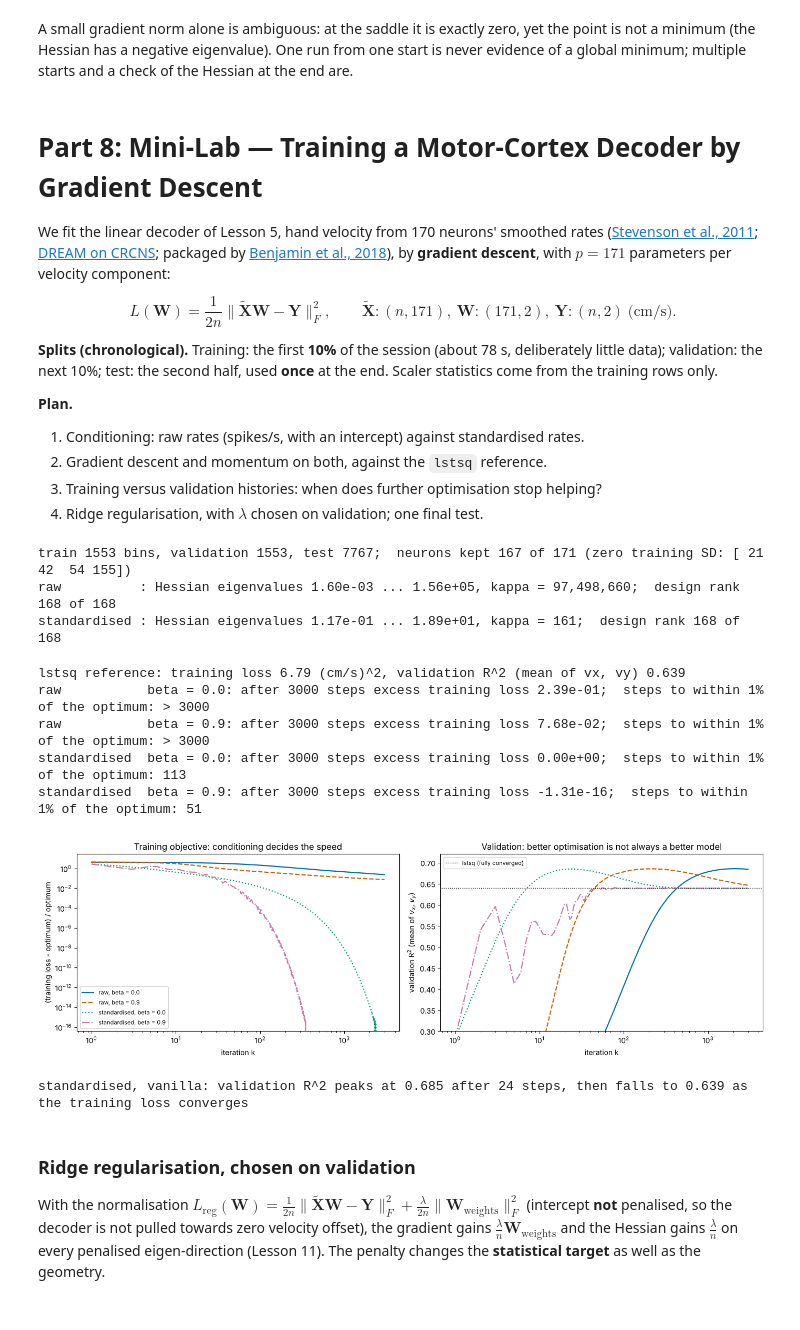
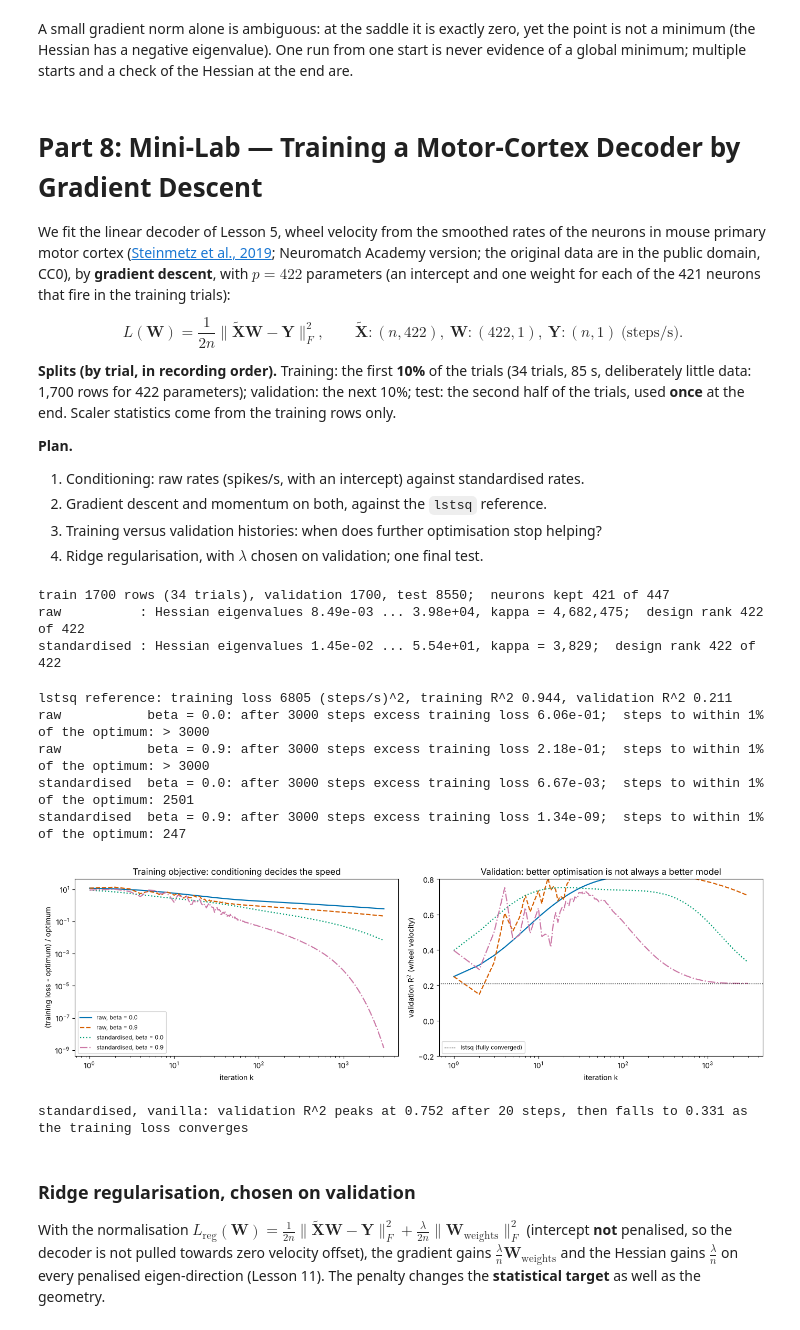
Before and after one commit to peter-adepoju/math-neuro-ml, a Jupyter notebook: week4/lesson15/Lesson15_Teaching_Notebook.ipynb, the cells around one changed output. Drawn from its saved outputs; the diff is of its cells as text; code cells hidden in the pictures.

```diff
--- a/week4/lesson15/Lesson15_Teaching_Notebook.ipynb
+++ b/week4/lesson15/Lesson15_Teaching_Notebook.ipynb
@@ -674,11 +674,11 @@ A small gradient norm alone is ambiguous: at the saddle it is exactly zero, yet
 # %% [markdown]
 # **Part 8: Mini-Lab — Training a Motor-Cortex Decoder by Gradient Descent**
 
-We fit the linear decoder of Lesson 5, hand velocity from 170 neurons' smoothed rates ([Stevenson et al., 2011](https://doi.org/10.1152/jn.00626.2010); [DREAM on CRCNS](https://crcns.org/data-sets/movements/dream); packaged by [Benjamin et al., 2018](https://github.com/KordingLab/spykesML)), by **gradient descent**, with $p = 171$ parameters per velocity component:
+We fit the linear decoder of Lesson 5, wheel velocity from the smoothed rates of the neurons in mouse primary motor cortex ([Steinmetz et al., 2019](https://doi.org/10.1038/s41586-019-1787-x); Neuromatch Academy version; the original data are in the public domain, CC0), by **gradient descent**, with $p = 422$ parameters (an intercept and one weight for each of the 421 neurons that fire in the training trials):
 
-$$L(\mathbf{W}) = \frac{1}{2n}\lVert\widetilde{\mathbf{X}}\mathbf{W} - \mathbf{Y}\rVert_F^2,\qquad \widetilde{\mathbf{X}}: (n, 171),\ \mathbf{W}: (171, 2),\ \mathbf{Y}: (n, 2)\ \text{(cm/s)}.$$
+$$L(\mathbf{W}) = \frac{1}{2n}\lVert\widetilde{\mathbf{X}}\mathbf{W} - \mathbf{Y}\rVert_F^2,\qquad \widetilde{\mathbf{X}}: (n, 422),\ \mathbf{W}: (422, 1),\ \mathbf{Y}: (n, 1)\ \text{(steps/s)}.$$
 
-**Splits (chronological).** Training: the first **10%** of the session (about 78 s, deliberately little data); validation: the next 10%; test: the second half, used **once** at the end. Scaler statistics come from the training rows only.
+**Splits (by trial, in recording order).** Training: the first **10%** of the trials (34 trials, 85 s, deliberately little data: 1,700 rows for 422 parameters); validation: the next 10%; test: the second half of the trials, used **once** at the end. Scaler statistics come from the training rows only.
 
 **Plan.**
 1. Conditioning: raw rates (spikes/s, with an intercept) against standardised rates.
@@ -686,23 +686,32 @@ $$L(\mathbf{W}) = \frac{1}{2n}\lVert\widetilde{\mathbf{X}}\mathbf{W} - \mathbf{Y
 3. Training versus validation histories: when does further optimisation stop helping?
 4. Ridge regularisation, with $\lambda$ chosen on validation; one final test.
 # %%
-import os, urllib.request
-from scipy.io import loadmat
 from scipy.ndimage import gaussian_filter1d
 
-M1_FILE = 'm1_stevenson_2011.mat'
-if not os.path.exists(M1_FILE):
-    urllib.request.urlretrieve('https://raw.githubusercontent.com/KordingLab/spykesML/ff2b1830ae07909e5f1a0811445ca3fd5732dc6f/data/' + M1_FILE, M1_FILE)
-m1 = loadmat(M1_FILE)
-rates = m1['spikes'].T.astype(float) / 0.05                           # (15536, 171) spikes/s
-vel = m1['handVel'][:2].T * 100                                        # (15536, 2) cm/s
-X_all = gaussian_filter1d(rates, 1, axis=0)[:-2]                      # (15534, 171) rates smoothed over ~50 ms
-Y_all = vel[2:]                                                        # (15534, 2) velocity 100 ms later
-n_all = len(X_all); idx = np.arange(n_all)
-tr = idx < int(0.1 * n_all); va = (idx >= int(0.1 * n_all)) & (idx < int(0.2 * n_all)); te = idx >= n_all // 2
+import os, urllib.request
+
+MOP_FILE = 'steinmetz_s10_hench_mop.npz'
+for candidate in [MOP_FILE, os.path.join('..', '..', 'data', MOP_FILE)]:   # a local copy, or the repository's data folder
+    if os.path.exists(candidate):
+        mop_path = candidate
+        break
+else:
+    urllib.request.urlretrieve('https://raw.githubusercontent.com/peter-adepoju/math-neuro-ml/51d88220064023b5d3240c39e19b07acc7896f44/data/' + MOP_FILE, MOP_FILE)
+    mop_path = MOP_FILE
+mop = np.load(mop_path)
+BIN = 0.05                                                              # we use 50 ms bins (5 of the file's 10 ms bins)
+n_trials, n_neurons, _ = mop['spikes'].shape
+rates_3d = mop['spikes'].reshape(n_trials, n_neurons, 50, 5).sum(axis=3) / BIN   # (342, 447, 50): (trial, neuron, 50 ms bin), spikes/s
+wheel_2d = mop['wheel'].reshape(n_trials, 50, 5).sum(axis=2) / BIN                # (342, 50): (trial, 50 ms bin), wheel velocity, encoder steps/s
+
+X_all = gaussian_filter1d(rates_3d, 1, axis=2).transpose(0, 2, 1).reshape(-1, n_neurons)   # (17100, 447) rates smoothed over ~50 ms within trials
+Y_all = wheel_2d.reshape(-1, 1)                                        # (17100, 1) wheel velocity in the same bin, steps/s
+n_all = len(X_all); trial_of_row = np.repeat(np.arange(n_trials), 50)
+n10 = int(0.1 * n_trials)
+tr = trial_of_row < n10; va = (trial_of_row >= n10) & (trial_of_row < 2 * n10); te = trial_of_row >= n_trials // 2
 mu_x, sd_x = X_all[tr].mean(axis=0), X_all[tr].std(axis=0)
 keep = sd_x > 0                                                        # neurons silent in the training rows cannot be standardised
-print(f"train {tr.sum()} bins, validation {va.sum()}, test {te.sum()};  neurons kept {keep.sum()} of 171 (zero training SD: {np.where(~keep)[0]})")
+print(f"train {tr.sum()} rows ({n10} trials), validation {va.sum()}, test {te.sum()};  neurons kept {keep.sum()} of {n_neurons}")
 Xr = np.column_stack([np.ones(n_all), X_all[:, keep]])                 # raw design, (n, p)
 Xs = np.column_stack([np.ones(n_all), (X_all[:, keep] - mu_x[keep]) / sd_x[keep]])   # standardised with TRAINING statistics
 def r2(P, Yt):
@@ -712,17 +721,17 @@ for name, Xd in [('raw', Xr), ('standardised', Xs)]:
     ev = np.linalg.eigvalsh(Hd)
     print(f"{name:<13}: Hessian eigenvalues {ev[0]:.2e} ... {ev[-1]:.2e}, kappa = {ev[-1] / ev[0]:,.0f};  design rank {np.linalg.matrix_rank(Xd[tr])} of {Xd.shape[1]}")
 # %% [output]
-train 1553 bins, validation 1553, test 7767;  neurons kept 167 of 171 (zero training SD: [ 21  42  54 155])
-raw          : Hessian eigenvalues 1.60e-03 ... 1.56e+05, kappa = 97,498,660;  design rank 168 of 168
-standardised : Hessian eigenvalues 1.17e-01 ... 1.89e+01, kappa = 161;  design rank 168 of 168
+train 1700 rows (34 trials), validation 1700, test 8550;  neurons kept 421 of 447
+raw          : Hessian eigenvalues 8.49e-03 ... 3.98e+04, kappa = 4,682,475;  design rank 422 of 422
+standardised : Hessian eigenvalues 1.45e-02 ... 5.54e+01, kappa = 3,829;  design rank 422 of 422
 # %%
 def fit_gd(Xd, eta_scale=1.0, beta=0.0, steps=2000, lam=0.0, record_every=1):
-    # Full-batch (heavy-ball) gradient descent on the (optionally ridge-penalised) mean squared error, both outputs at once.
+    # Full-batch (heavy-ball) gradient descent on the (optionally ridge-penalised) mean squared error.
     Xt, Yt = Xd[tr], Y_all[tr]; n = len(Xt)
     pen = np.ones(Xd.shape[1]); pen[0] = 0                             # the intercept is not penalised
     Hd = Xt.T @ Xt / n + lam / n * np.diag(pen)
     eta = eta_scale / np.linalg.eigvalsh(Hd)[-1]
-    W = np.zeros((Xd.shape[1], 2)); V = np.zeros_like(W); hist = []
+    W = np.zeros((Xd.shape[1], 1)); V = np.zeros_like(W); hist = []
     for k in range(steps + 1):
         if k % record_every == 0:
             hist.append((k, 0.5 * np.mean(np.sum((Xt @ W - Yt)**2, axis=1)), r2(Xd[va] @ W, Y_all[va]).mean()))
@@ -733,7 +742,8 @@ def fit_gd(Xd, eta_scale=1.0, beta=0.0, steps=2000, lam=0.0, record_every=1):
 
 W_ref = {nm: np.linalg.lstsq(Xd[tr], Y_all[tr], rcond=None)[0] for nm, Xd in [('raw', Xr), ('standardised', Xs)]}
 L_ref = 0.5 * np.mean(np.sum((Xs[tr] @ W_ref['standardised'] - Y_all[tr])**2, axis=1))
-print(f"lstsq reference: training loss {L_ref:.2f} (cm/s)^2, validation R^2 (mean of vx, vy) {r2(Xs[va] @ W_ref['standardised'], Y_all[va]).mean():.3f}")
+print(f"lstsq reference: training loss {L_ref:.0f} (steps/s)^2, training R^2 {r2(Xs[tr] @ W_ref['standardised'], Y_all[tr]).mean():.3f}, "
+      f"validation R^2 {r2(Xs[va] @ W_ref['standardised'], Y_all[va]).mean():.3f}")
 runs_ml = {}
 for nm, Xd in [('raw', Xr), ('standardised', Xs)]:
     for beta in [0.0, 0.9]:
@@ -744,27 +754,27 @@ for nm, Xd in [('raw', Xr), ('standardised', Xs)]:
         print(f"{nm:<13} beta = {beta}: after 3000 steps excess training loss {excess[-1]:.2e};  "
               f"steps to within 1% of the optimum: {hit if hit is not None else '> 3000'}")
 # %% [output]
-lstsq reference: training loss 6.79 (cm/s)^2, validation R^2 (mean of vx, vy) 0.639
-raw           beta = 0.0: after 3000 steps excess training loss 2.39e-01;  steps to within 1% of the optimum: > 3000
-raw           beta = 0.9: after 3000 steps excess training loss 7.68e-02;  steps to within 1% of the optimum: > 3000
-standardised  beta = 0.0: after 3000 steps excess training loss 0.00e+00;  steps to within 1% of the optimum: 113
-standardised  beta = 0.9: after 3000 steps excess training loss -1.31e-16;  steps to within 1% of the optimum: 51
+lstsq reference: training loss 6805 (steps/s)^2, training R^2 0.944, validation R^2 0.211
+raw           beta = 0.0: after 3000 steps excess training loss 6.06e-01;  steps to within 1% of the optimum: > 3000
+raw           beta = 0.9: after 3000 steps excess training loss 2.18e-01;  steps to within 1% of the optimum: > 3000
+standardised  beta = 0.0: after 3000 steps excess training loss 6.67e-03;  steps to within 1% of the optimum: 2501
+standardised  beta = 0.9: after 3000 steps excess training loss 1.34e-09;  steps to within 1% of the optimum: 247
 # %%
 fig, axes = plt.subplots(1, 2, figsize=(14, 4.4))
 for (key, h), c, ls in zip(runs_ml.items(), PALETTE, LINESTYLES):
     axes[0].loglog(h[1:, 0], (h[1:, 1] - L_ref) / L_ref, ls, color=c, lw=1.6, label=f'{key[0]}, beta = {key[1]}')
     axes[1].semilogx(h[1:, 0], h[1:, 2], ls, color=c, lw=1.6)
 axes[1].axhline(r2(Xs[va] @ W_ref['standardised'], Y_all[va]).mean(), color='black', ls=':', lw=1, label='lstsq (fully converged)')
 axes[0].set_xlabel('iteration k'); axes[0].set_ylabel('(training loss - optimum) / optimum'); axes[0].set_title('Training objective: conditioning decides the speed'); axes[0].legend(fontsize=8)
-axes[1].set_xlabel('iteration k'); axes[1].set_ylabel('validation R$^2$ (mean of $v_x$, $v_y$)'); axes[1].set_title('Validation: better optimisation is not always a better model')
-axes[1].set_ylim(0.3, 0.72); axes[1].legend(fontsize=8)
+axes[1].set_xlabel('iteration k'); axes[1].set_ylabel('validation R$^2$ (wheel velocity)'); axes[1].set_title('Validation: better optimisation is not always a better model')
+axes[1].set_ylim(-0.2, 0.8); axes[1].legend(fontsize=8)
 plt.tight_layout(); plt.show()
 h_std = runs_ml[('standardised', 0.0)]
 k_best = int(h_std[np.argmax(h_std[:, 2]), 0])
 print(f"standardised, vanilla: validation R^2 peaks at {h_std[:, 2].max():.3f} after {k_best} steps, then falls to {h_std[-1, 2]:.3f} as the training loss converges")
 # %% [output]
-[figure, old version]
+[figure, new version]
-standardised, vanilla: validation R^2 peaks at 0.685 after 24 steps, then falls to 0.639 as the training loss converges
+standardised, vanilla: validation R^2 peaks at 0.752 after 20 steps, then falls to 0.331 as the training loss converges
 # %% [markdown]
 ### Ridge regularisation, chosen on validation
 
```
Also changed, not shown: parts of 3 cells of this notebook, 1 other file.
